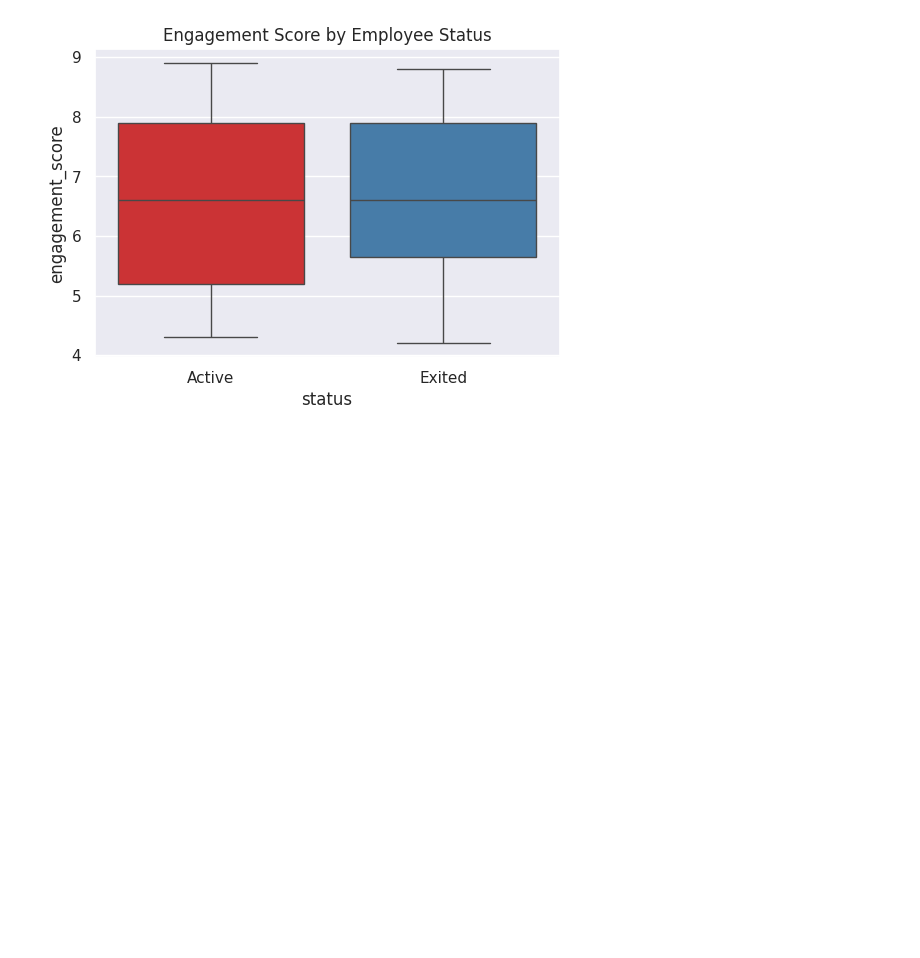
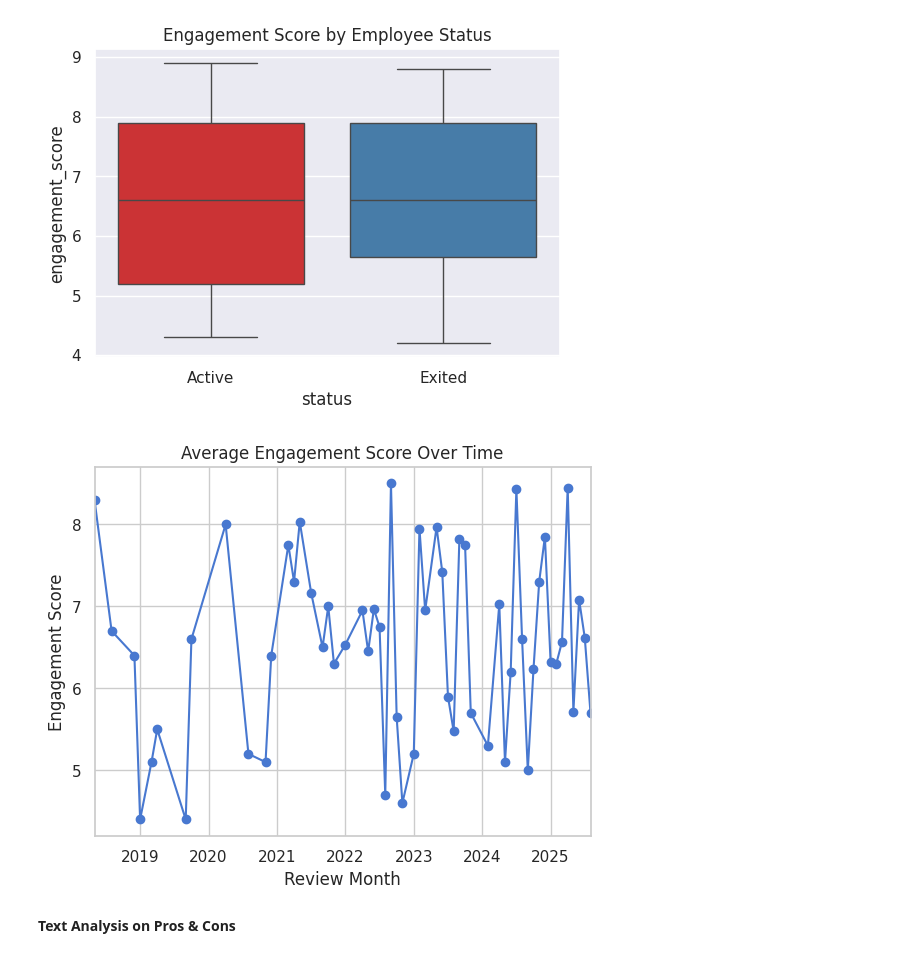
Before and after one commit to Derr009/hr-attrition-intelligence1, a Jupyter notebook: data/EDA.ipynb, the cells around one changed output. Cells and saved outputs as stored; diff of their text form; code cells hidden in the pictures; blank space fills up the shorter version.

```diff
--- a/data/EDA.ipynb
+++ b/data/EDA.ipynb
@@ -213,3 +213,22 @@ Passing `palette` without assigning `hue` is deprecated and will be removed in v
 
   sns.boxplot(data=df, x='status', y='engagement_score', palette="Set1")
 [figure]
+# %%
+# Convert date columns to datetime
+df['review_date'] = pd.to_datetime(df['review_date'], errors='coerce')
+df['joining_date'] = pd.to_datetime(df['joining_date'], errors='coerce')
+df['exit_date'] = pd.to_datetime(df['exit_date'], errors='coerce')
+# %%
+# Calculate tenure in days (for exited employees only)
+df['tenure_days'] = (df['exit_date'] - df['joining_date']).dt.days
+# %%
+# Plot average engagement score over review dates
+df.groupby(df['review_date'].dt.to_period('M'))['engagement_score'].mean().plot(kind='line', marker='o')
+plt.title("Average Engagement Score Over Time")
+plt.ylabel("Engagement Score")
+plt.xlabel("Review Month")
+plt.show()
+# %% [output]
+[figure, added]
+# %% [markdown]
+**Text Analysis on Pros & Cons**
```
Also changed, not shown: parts of 7 cells of this notebook, 1 other file.
